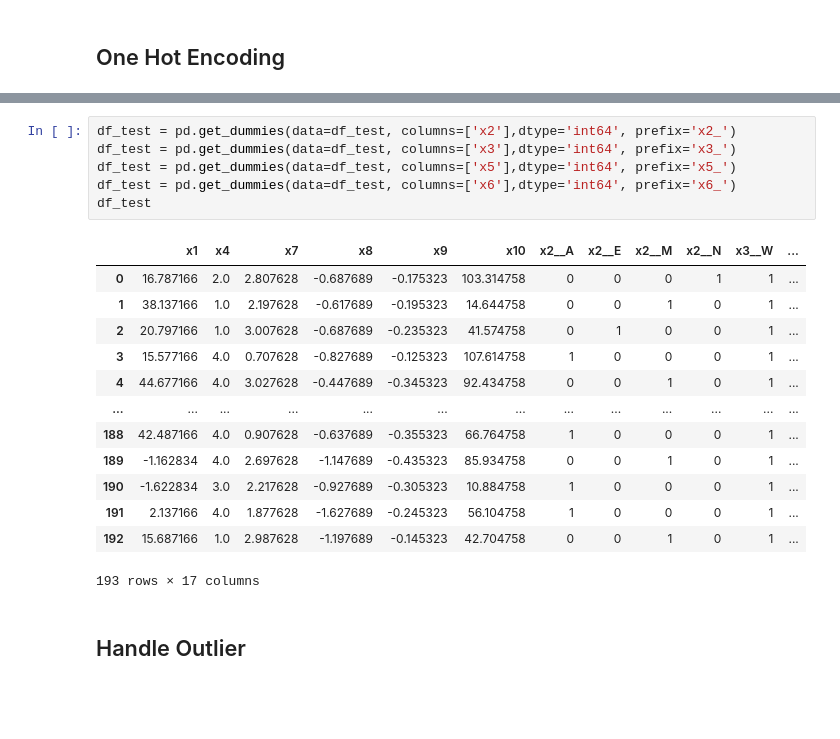
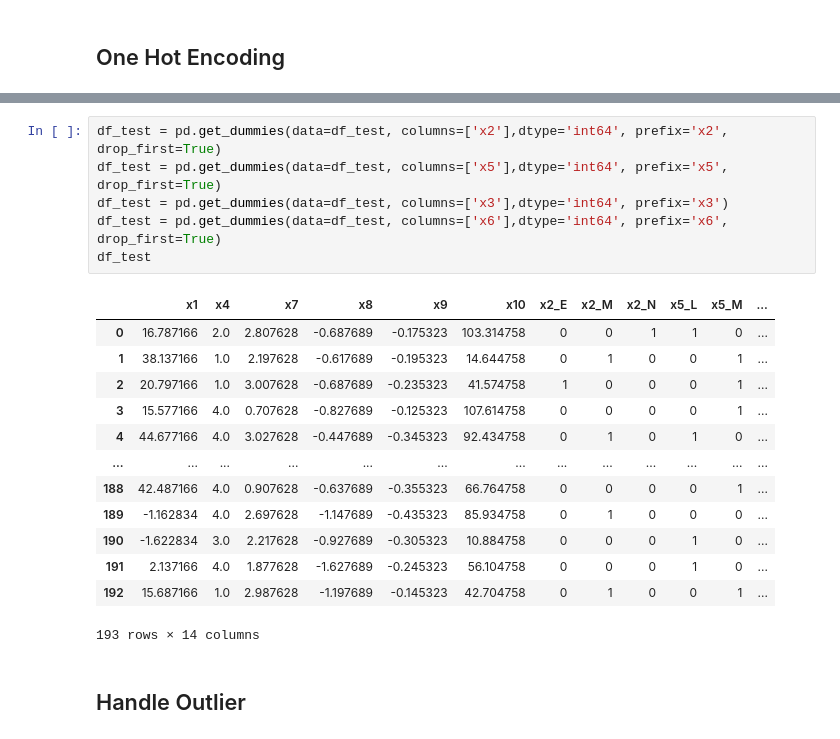
Before and after one commit to zaldiabdulhadi/eas-project-regresi, a Jupyter notebook: eas_project-draft.ipynb, the cells around one changed output, grey strips where cells are left out. Drawn from its saved outputs; the diff is of its cells as text; blank space fills up the shorter version.

```diff
--- a/eas_project-draft.ipynb
+++ b/eas_project-draft.ipynb
@@ -408,23 +410,23 @@ df_train
 # %%
-df_test = pd.get_dummies(data=df_test, columns=['x2'],dtype='int64', prefix='x2_')
-df_test = pd.get_dummies(data=df_test, columns=['x3'],dtype='int64', prefix='x3_')
-df_test = pd.get_dummies(data=df_test, columns=['x5'],dtype='int64', prefix='x5_')
-df_test = pd.get_dummies(data=df_test, columns=['x6'],dtype='int64', prefix='x6_')
+df_test = pd.get_dummies(data=df_test, columns=['x2'],dtype='int64', prefix='x2', drop_first=True)
+df_test = pd.get_dummies(data=df_test, columns=['x5'],dtype='int64', prefix='x5', drop_first=True)
+df_test = pd.get_dummies(data=df_test, columns=['x3'],dtype='int64', prefix='x3')
+df_test = pd.get_dummies(data=df_test, columns=['x6'],dtype='int64', prefix='x6', drop_first=True)
 df_test
 # %% [output]
-|  | x1 | x4 | x7 | x8 | x9 | x10 | x2__A | x2__E | x2__M | x2__N | x3__W | ... |
-| 0 | 16.787166 | 2.0 | 2.807628 | -0.687689 | -0.175323 | 103.314758 | 0 | 0 | 0 | 1 | 1 | ... |
-| 1 | 38.137166 | 1.0 | 2.197628 | -0.617689 | -0.195323 | 14.644758 | 0 | 0 | 1 | 0 | 1 | ... |
-| 2 | 20.797166 | 1.0 | 3.007628 | -0.687689 | -0.235323 | 41.574758 | 0 | 1 | 0 | 0 | 1 | ... |
-| 3 | 15.577166 | 4.0 | 0.707628 | -0.827689 | -0.125323 | 107.614758 | 1 | 0 | 0 | 0 | 1 | ... |
-| 4 | 44.677166 | 4.0 | 3.027628 | -0.447689 | -0.345323 | 92.434758 | 0 | 0 | 1 | 0 | 1 | ... |
+|  | x1 | x4 | x7 | x8 | x9 | x10 | x2_E | x2_M | x2_N | x5_L | x5_M | ... |
+| 0 | 16.787166 | 2.0 | 2.807628 | -0.687689 | -0.175323 | 103.314758 | 0 | 0 | 1 | 1 | 0 | ... |
+| 1 | 38.137166 | 1.0 | 2.197628 | -0.617689 | -0.195323 | 14.644758 | 0 | 1 | 0 | 0 | 1 | ... |
+| 2 | 20.797166 | 1.0 | 3.007628 | -0.687689 | -0.235323 | 41.574758 | 1 | 0 | 0 | 0 | 1 | ... |
+| 3 | 15.577166 | 4.0 | 0.707628 | -0.827689 | -0.125323 | 107.614758 | 0 | 0 | 0 | 0 | 1 | ... |
+| 4 | 44.677166 | 4.0 | 3.027628 | -0.447689 | -0.345323 | 92.434758 | 0 | 1 | 0 | 1 | 0 | ... |
 | ... | ... | ... | ... | ... | ... | ... | ... | ... | ... | ... | ... | ... |
-| 188 | 42.487166 | 4.0 | 0.907628 | -0.637689 | -0.355323 | 66.764758 | 1 | 0 | 0 | 0 | 1 | ... |
-| 189 | -1.162834 | 4.0 | 2.697628 | -1.147689 | -0.435323 | 85.934758 | 0 | 0 | 1 | 0 | 1 | ... |
-| 190 | -1.622834 | 3.0 | 2.217628 | -0.927689 | -0.305323 | 10.884758 | 1 | 0 | 0 | 0 | 1 | ... |
-| 191 | 2.137166 | 4.0 | 1.877628 | -1.627689 | -0.245323 | 56.104758 | 1 | 0 | 0 | 0 | 1 | ... |
-| 192 | 15.687166 | 1.0 | 2.987628 | -1.197689 | -0.145323 | 42.704758 | 0 | 0 | 1 | 0 | 1 | ... |
+| 188 | 42.487166 | 4.0 | 0.907628 | -0.637689 | -0.355323 | 66.764758 | 0 | 0 | 0 | 0 | 1 | ... |
+| 189 | -1.162834 | 4.0 | 2.697628 | -1.147689 | -0.435323 | 85.934758 | 0 | 1 | 0 | 0 | 0 | ... |
+| 190 | -1.622834 | 3.0 | 2.217628 | -0.927689 | -0.305323 | 10.884758 | 0 | 0 | 0 | 1 | 0 | ... |
+| 191 | 2.137166 | 4.0 | 1.877628 | -1.627689 | -0.245323 | 56.104758 | 0 | 0 | 0 | 1 | 0 | ... |
+| 192 | 15.687166 | 1.0 | 2.987628 | -1.197689 | -0.145323 | 42.704758 | 0 | 1 | 0 | 0 | 1 | ... |
-193 rows × 17 columns
+193 rows × 14 columns
 # %% [markdown]
 ## Handle Outlier
 # %%
```
Also changed, not shown: parts of 30 cells of this notebook, 7 other files.
